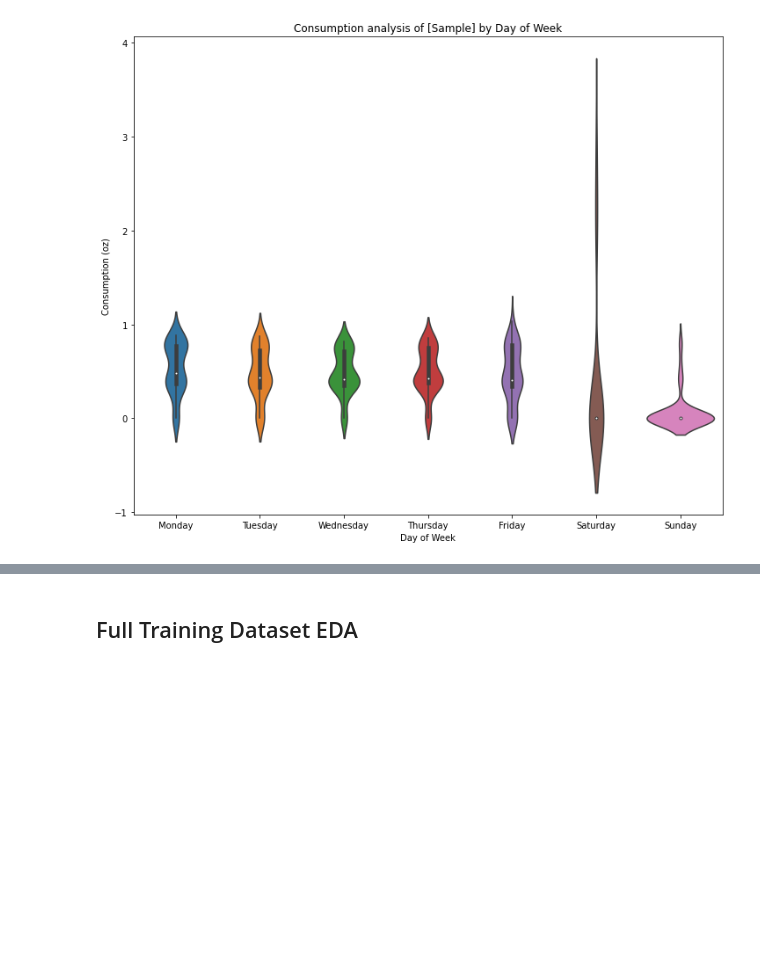
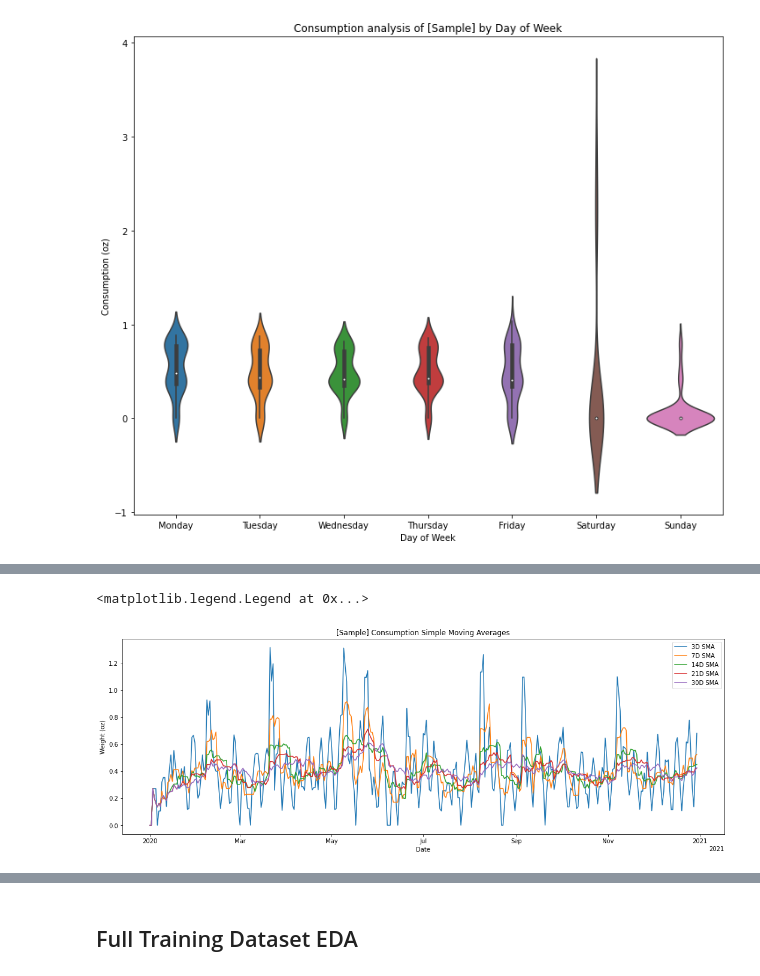
Before and after one commit to jbpauly/smart-simulation, a Jupyter notebook: smart_simulation/Notebooks/hypothesis_analysis.ipynb, the cells around one changed output, grey strips where cells are left out. Drawn from its saved outputs; the diff is of its cells as text; code cells hidden in the pictures; blank space fills up the shorter version.

```diff
--- a/smart_simulation/Notebooks/hypothesis_analysis.ipynb
+++ b/smart_simulation/Notebooks/hypothesis_analysis.ipynb
@@ -167,0 +469,7 @@ plt.show()
+# %%
+consumption_rolling_analysis = daily_consumption.copy().to_frame("consumption")
+consumption_rolling_analysis['3D_SMA'] = consumption_rolling_analysis.loc[:, 'consumption'].rolling(window='3D').mean()
+consumption_rolling_analysis['7D_SMA'] = consumption_rolling_analysis.loc[:, 'consumption'].rolling(window='7D').mean()
+consumption_rolling_analysis['14D_SMA'] = consumption_rolling_analysis.loc[:, 'consumption'].rolling(window='14D').mean()
+consumption_rolling_analysis['21D_SMA'] = consumption_rolling_analysis.loc[:, 'consumption'].rolling(window='21D').mean()
+consumption_rolling_analysis['30D_SMA'] = consumption_rolling_analysis.loc[:, 'consumption'].rolling(window='30D').mean()
@@ -167,0 +492,24 @@ plt.show()
+# %%
+dates = consumption_rolling_analysis.index
+
+days = mdates.WeekdayLocator()
+months = mdates.MonthLocator()
+years = mdates.YearLocator()
+months_fmt = mdates.DateFormatter('%m')
+
+fig, ax = plt.subplots(figsize=(18, 6))
+
+ax.plot(dates, consumption_rolling_analysis['3D_SMA'], label = '3D SMA')
+ax.plot(dates, consumption_rolling_analysis['7D_SMA'], label = '7D SMA')
+ax.plot(dates, consumption_rolling_analysis['14D_SMA'], label = '14D SMA')
+ax.plot(dates, consumption_rolling_analysis['21D_SMA'], label = '21D SMA')
+ax.plot(dates, consumption_rolling_analysis['30D_SMA'], label = '30D SMA')
+
+locator = mdates.AutoDateLocator()
+formatter = mdates.ConciseDateFormatter(locator)
+ax.xaxis.set_major_formatter(formatter)
+ax.set(xlabel='Date', ylabel='Weight (oz)', title='[Sample] Consumption Simple Moving Averages')
+ax.legend()
+# %% [output]
+<matplotlib.legend.Legend at 0x...>
+[figure, added]
```
Also changed, not shown: parts of 31 cells of this notebook.
